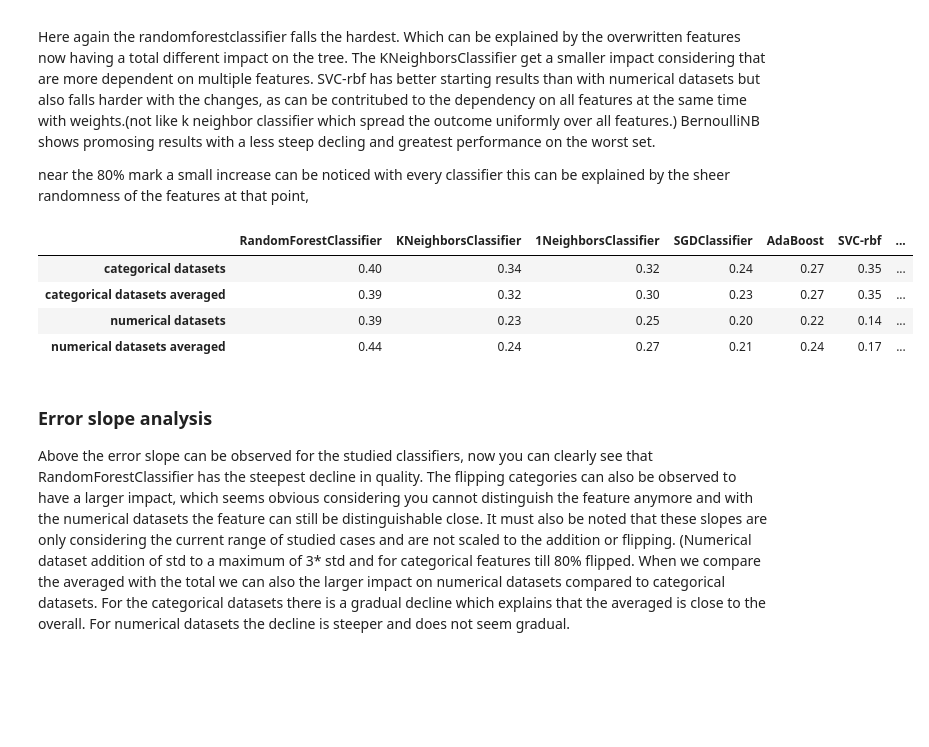
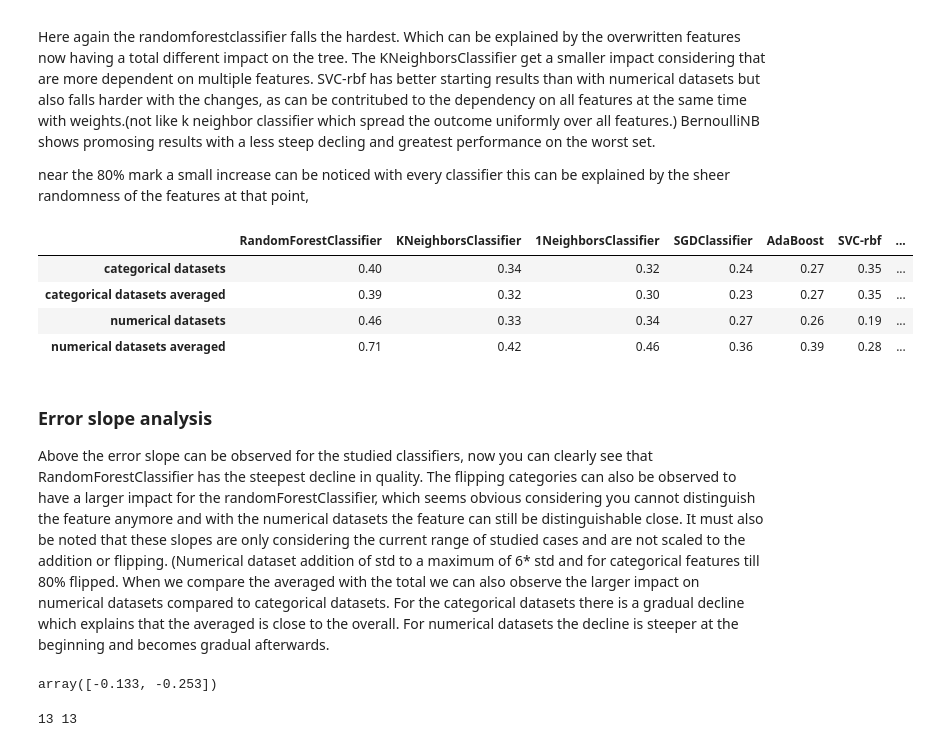
Before and after one commit to lieeuwos/Primitive_annotations, a Jupyter notebook: Showing.ipynb, the cells around one changed output. Cells and saved outputs as stored; diff of their text form; code cells hidden in the pictures; blank space fills up the shorter version.

Commit message:
Added: slope calculation for addes noise
need more samples to see if there is an underlying function as there is
a great variance

```diff
--- a/Showing.ipynb
+++ b/Showing.ipynb
@@ -348,7 +348,7 @@ The steepest curve seems to be from the KNeighborsClassifier which has a steep i
 # %%
 func = 'cvfeatureSTD1'
 scores = []
-amountList = [0.5,0.7,1,2,3]
+amountList = [0.5,0.6,0.7,0.8,0.9,1]#,1.5,2,3,4,5,6]
 didList = NonCat#[12,14,16,18,22,28,30,32,36,37]
 for i,did in enumerate(didList):
     scores.append([])
@@ -387,8 +387,10 @@ cl = sns.hls_palette(len(score1), l=.3, s=.8)
 for i in range(0,len(clfNames)):
 #     _=ax.plot(x_axis, score1[i], color = cl[i])
 #     _=ax.plot(x_axis, score1[i], color = cl[i])
+
     _=ax.plot(x_axis, score2[i],label=clfNames[i], color = cl[i])
-    _=ax.scatter(x_axis, score2[i], color = cl[i])
+#     _=ax.scatter(x_axis, score2[i], color = cl[i])
+#     _=ax.plot(amountList,approx[i],ls = ':',color = cl[i])
 _=plt.ylabel('predictive accuracy')
 _=plt.xlabel('maximum std difference per feature')
 fig.set_figheight(10)
@@ -496,19 +498,19 @@ near the 80% mark a small increase can be noticed with every classifier this can
 # %%
 glist = [listCat,listCatR,listNum,listNumR]
 resultsNP = np.array(glist)
-df = pd.DataFrame(resultsNP.reshape(len(glist),len(list3)),
+df = pd.DataFrame(resultsNP.reshape(len(glist),len(listCat)),
                   columns=clfNames,index=['categorical datasets','categorical datasets averaged','numerical datasets','numerical datasets averaged'])
 df
 # %% [output]
 |  | RandomForestClassifier | KNeighborsClassifier | 1NeighborsClassifier | SGDClassifier | AdaBoost | SVC-rbf | ... |
 | categorical datasets | 0.40 | 0.34 | 0.32 | 0.24 | 0.27 | 0.35 | ... |
 | categorical datasets averaged | 0.39 | 0.32 | 0.30 | 0.23 | 0.27 | 0.35 | ... |
-| numerical datasets | 0.39 | 0.23 | 0.25 | 0.20 | 0.22 | 0.14 | ... |
-| numerical datasets averaged | 0.44 | 0.24 | 0.27 | 0.21 | 0.24 | 0.17 | ... |
+| numerical datasets | 0.46 | 0.33 | 0.34 | 0.27 | 0.26 | 0.19 | ... |
+| numerical datasets averaged | 0.71 | 0.42 | 0.46 | 0.36 | 0.39 | 0.28 | ... |
 # %% [markdown]
 ### Error slope analysis
 Above the error slope can be observed for the studied classifiers, now you can clearly see that RandomForestClassifier has the steepest decline in quality.
-The flipping categories can also be observed to have a larger impact, which seems obvious considering you cannot distinguish the feature anymore and with the numerical datasets the feature can still be distinguishable close.
-It must also be noted that these slopes are only considering the current range of studied cases and are not scaled to the addition or flipping. (Numerical dataset addition of std to a maximum of 3* std and for categorical features till 80% flipped.
-When we compare the averaged with the total we can also the larger impact on numerical datasets compared to categorical datasets. For the categorical datasets there is a gradual decline which explains that the averaged is close to the overall.
-For numerical datasets the decline is steeper and does not seem gradual.
+The flipping categories can also be observed to have a larger impact for the randomForestClassifier, which seems obvious considering you cannot distinguish the feature anymore and with the numerical datasets the feature can still be distinguishable close.
+It must also be noted that these slopes are only considering the current range of studied cases and are not scaled to the addition or flipping. (Numerical dataset addition of std to a maximum of 6* std and for categorical features till 80% flipped.
+When we compare the averaged with the total we can also observe the larger impact on numerical datasets compared to categorical datasets. For the categorical datasets there is a gradual decline which explains that the averaged is close to the overall.
+For numerical datasets the decline is steeper at the beginning and becomes gradual afterwards.
@@ -514,0 +527,4 @@ For numerical datasets the decline is steeper and does not seem gradual.
+# %%
+np.polyfit(x_axis, np.log(score2[0]), 1)
+# %% [output]
+array([-0.133, -0.253])
@@ -514,0 +533,4 @@ For numerical datasets the decline is steeper and does not seem gradual.
+# %%
+print(len(x_axis),len(score2[0]))
+# %% [output]
+13 13
```
Also changed, not shown: parts of 12 cells of this notebook, 2 other files.
